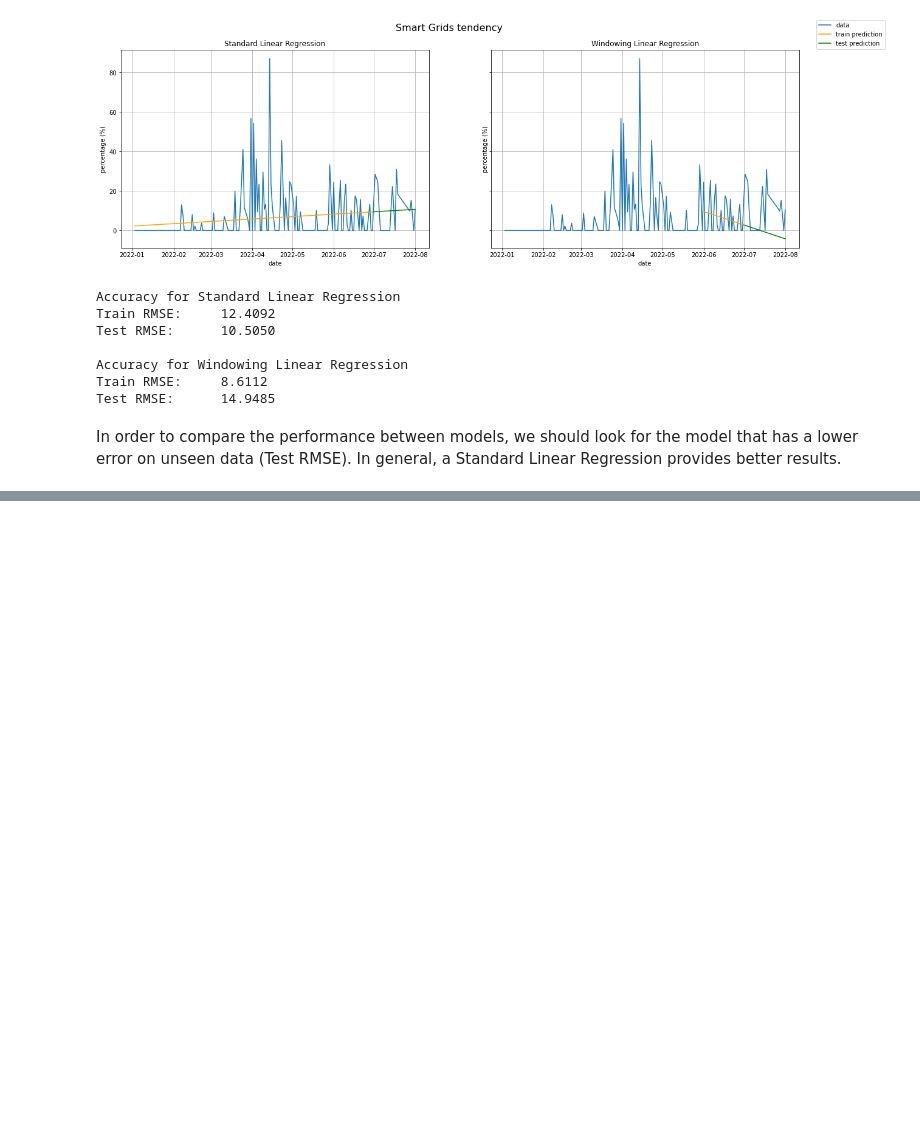
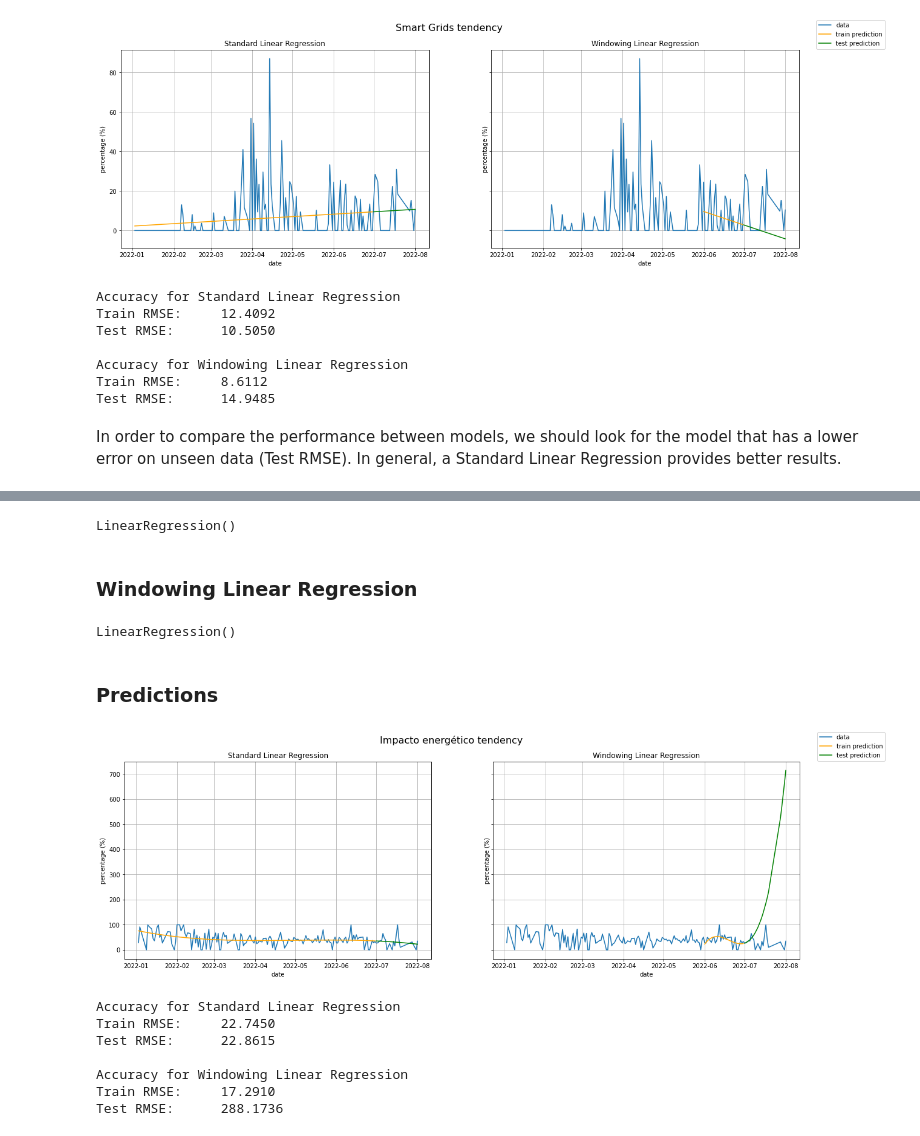
Before and after one commit to sergiolives19/Naveler, a Jupyter notebook: Categories tendency/categories_prediction.ipynb, the cells around one changed output, grey strips where cells are left out. Drawn from its saved outputs; the diff is of its cells as text; code cells hidden in the pictures; blank space fills up the shorter version.

```diff
--- a/Categories tendency/categories_prediction.ipynb
+++ b/Categories tendency/categories_prediction.ipynb
@@ -75,8 +75,8 @@ i_split = dates.index(datetime.datetime(2022, 7, 1))
 train1_dates = dates[:i_split]
 test1_dates = dates[i_split:]
 # %%
-X_train1 = np.array(numerical_dates[:i_split])
-X_test1 = np.array(numerical_dates[i_split:])
+X_train1 = np.array(numerical_dates[:i_split]).reshape(-1, 1)
+X_test1 = np.array(numerical_dates[i_split:]).reshape(-1, 1)
 Y_train1 = df[:i_split]
 Y_test1 = df[i_split:]
 # %%
@@ -98,8 +98,8 @@ i_end_train = dates.index(datetime.datetime(2022, 7, 1))
 train2_dates = dates[i_start_train:i_end_train]
 test2_dates = dates[i_end_train:]
 # %%
-X_train2 = np.array(numerical_dates[i_start_train:i_end_train])
-X_test2 = np.array(numerical_dates[i_end_train:])
+X_train2 = np.array(numerical_dates[i_start_train:i_end_train]).reshape(-1, 1)
+X_test2 = np.array(numerical_dates[i_end_train:]).reshape(-1, 1)
 Y_train2 = df[i_start_train:i_end_train]
 Y_test2 = df[i_end_train:]
 # %%
@@ -116,8 +116,8 @@ def plot_category(category):
   fig.set_size_inches(20, 6)
 
   ax1.plot(dates, df[category], label='data')
-  train_predict1 = model1.predict(X_train1.reshape(-1, 1))[:, i_cat]
-  test_predict1 = model1.predict(X_test1.reshape(-1, 1))[:, i_cat]
+  train_predict1 = model1.predict(X_train1)[:, i_cat]
+  test_predict1 = model1.predict(X_test1)[:, i_cat]
   ax1.plot(train1_dates, train_predict1, color='orange', label='train prediction')
   ax1.plot(test1_dates, test_predict1, color='green', label='test prediction')
   ax1.set_title('Standard Linear Regression')
@@ -126,8 +126,8 @@ def plot_category(category):
   ax1.grid()
 
   ax2.plot(dates, df[category])
-  train_predict2 = model2.predict(X_train2.reshape(-1, 1))[:, i_cat]
-  test_predict2 = model2.predict(X_test2.reshape(-1, 1))[:, i_cat]
+  train_predict2 = model2.predict(X_train2)[:, i_cat]
+  test_predict2 = model2.predict(X_test2)[:, i_cat]
   ax2.plot(train2_dates, train_predict2, color='orange')
   ax2.plot(test2_dates, test_predict2, color='green')
   ax2.set_title(f'Windowing Linear Regression')
@@ -137,6 +137,7 @@ def plot_category(category):
 
   fig.suptitle(f'{category} tendency', fontsize=16)
   fig.legend()
+  #plt.ylim([0, 100])
   plt.show()
 
   print('Accuracy for Standard Linear Regression')
@@ -198,0 +213,7 @@ In order to compare the performance between models, we should look for the model
+# %%
+model1 = LinearRegression()
+model1.fit(X_train1, Y_train1)
+# %% [output]
+LinearRegression()
+# %% [markdown]
+### Windowing Linear Regression
@@ -198,0 +224,18 @@ In order to compare the performance between models, we should look for the model
+# %%
+model2 = LinearRegression()
+model2.fit(X_train2, Y_train2)
+# %% [output]
+LinearRegression()
+# %% [markdown]
+### Predictions
+# %%
+plot_category('Impacto energético')
+# %% [output]
+[figure, added]
+Accuracy for Standard Linear Regression
+Train RMSE:     22.7450
+Test RMSE:      22.8615
+
+Accuracy for Windowing Linear Regression
+Train RMSE:     17.2910
+Test RMSE:      288.1736
```
Also changed, not shown: parts of 10 cells of this notebook.
